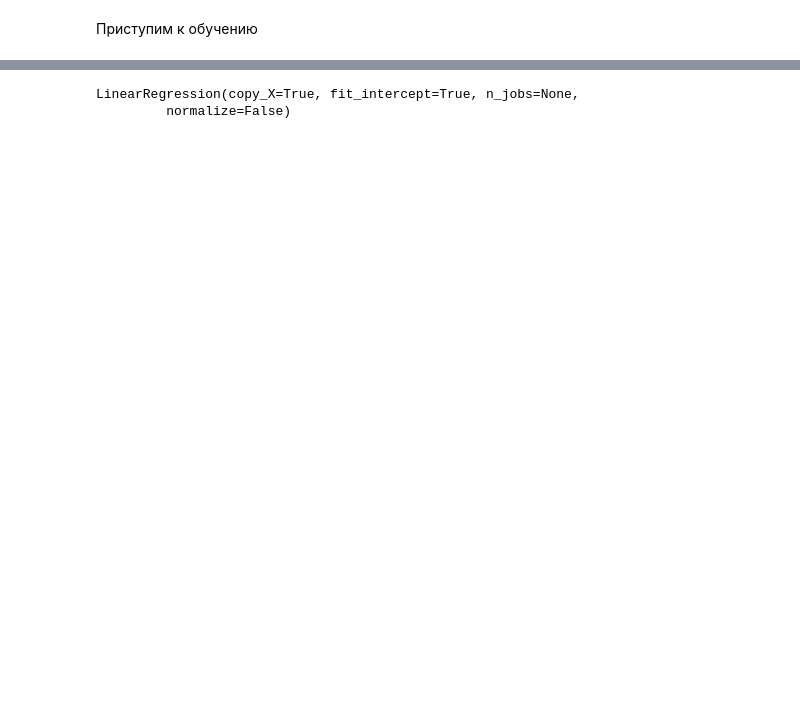
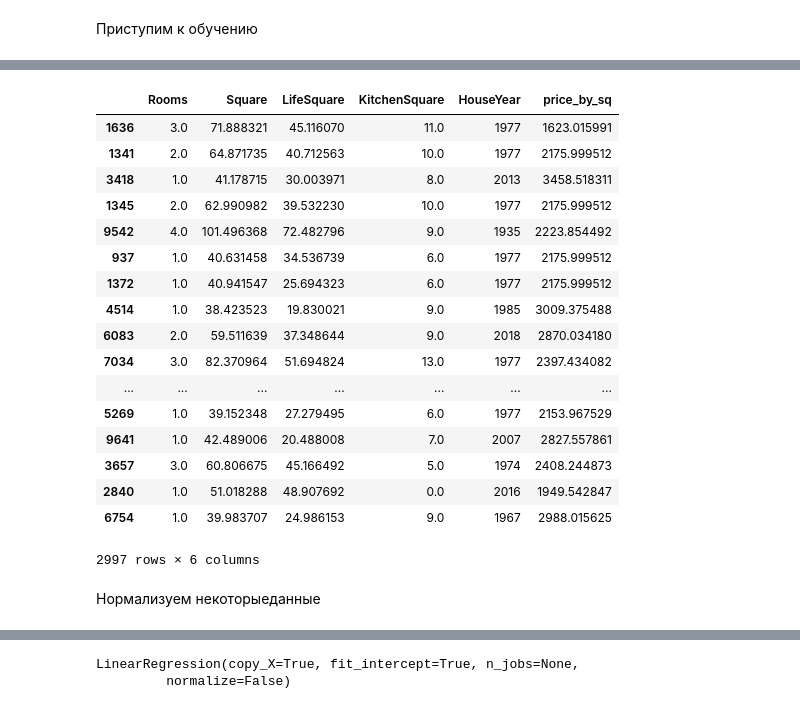
Before and after one commit to DenisLezin/GB_Python_for_DS_1, a Jupyter notebook: learn_project1_optm.ipynb, the cells around one changed output, grey strips where cells are left out. Cells and saved outputs as stored; diff of their text form; code cells hidden in the pictures; blank space fills up the shorter version.

```diff
--- a/learn_project1_optm.ipynb
+++ b/learn_project1_optm.ipynb
@@ -980,2 +1039,25 @@ data[features_col].describe()
 # %%
 X_train, X_test, y_train, y_test = train_test_split(features, target, test_size=0.3, random_state=10)
+# %%
+X_test
+# %% [output]
+|  | Rooms | Square | LifeSquare | KitchenSquare | HouseYear | price_by_sq |
+| 1636 | 3.0 | 71.888321 | 45.116070 | 11.0 | 1977 | 1623.015991 |
+| 1341 | 2.0 | 64.871735 | 40.712563 | 10.0 | 1977 | 2175.999512 |
+| 3418 | 1.0 | 41.178715 | 30.003971 | 8.0 | 2013 | 3458.518311 |
+| 1345 | 2.0 | 62.990982 | 39.532230 | 10.0 | 1977 | 2175.999512 |
+| 9542 | 4.0 | 101.496368 | 72.482796 | 9.0 | 1935 | 2223.854492 |
+| 937 | 1.0 | 40.631458 | 34.536739 | 6.0 | 1977 | 2175.999512 |
+| 1372 | 1.0 | 40.941547 | 25.694323 | 6.0 | 1977 | 2175.999512 |
+| 4514 | 1.0 | 38.423523 | 19.830021 | 9.0 | 1985 | 3009.375488 |
+| 6083 | 2.0 | 59.511639 | 37.348644 | 9.0 | 2018 | 2870.034180 |
+| 7034 | 3.0 | 82.370964 | 51.694824 | 13.0 | 1977 | 2397.434082 |
+| ... | ... | ... | ... | ... | ... | ... |
+| 5269 | 1.0 | 39.152348 | 27.279495 | 6.0 | 1977 | 2153.967529 |
+| 9641 | 1.0 | 42.489006 | 20.488008 | 7.0 | 2007 | 2827.557861 |
+| 3657 | 3.0 | 60.806675 | 45.166492 | 5.0 | 1974 | 2408.244873 |
+| 2840 | 1.0 | 51.018288 | 48.907692 | 0.0 | 2016 | 1949.542847 |
+| 6754 | 1.0 | 39.983707 | 24.986153 | 9.0 | 1967 | 2988.015625 |
+2997 rows × 6 columns
+# %% [markdown]
+Нормализуем некоторыеданные
```
Also changed, not shown: parts of 27 cells of this notebook.
